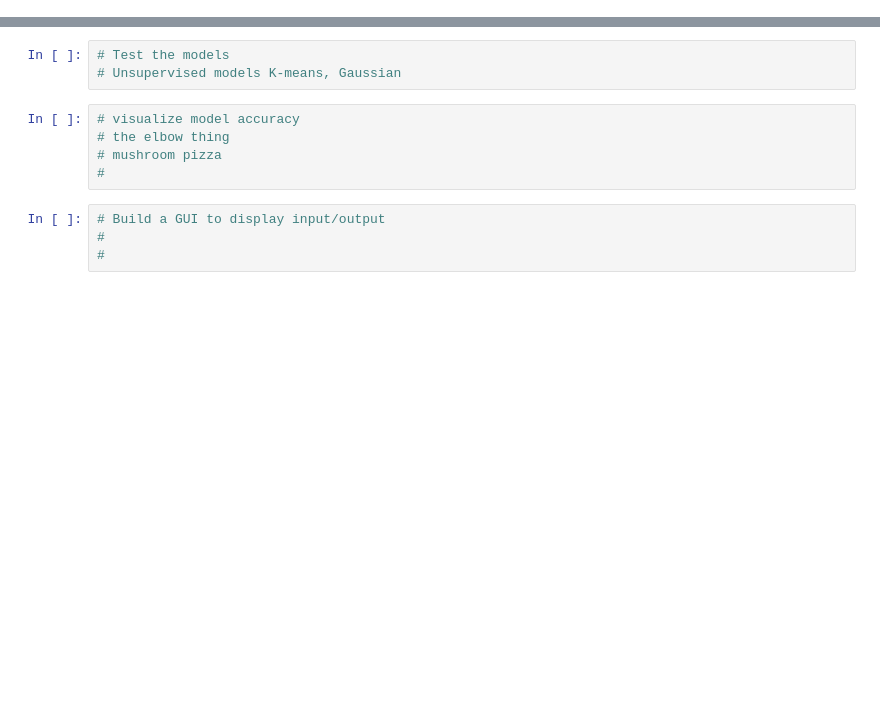
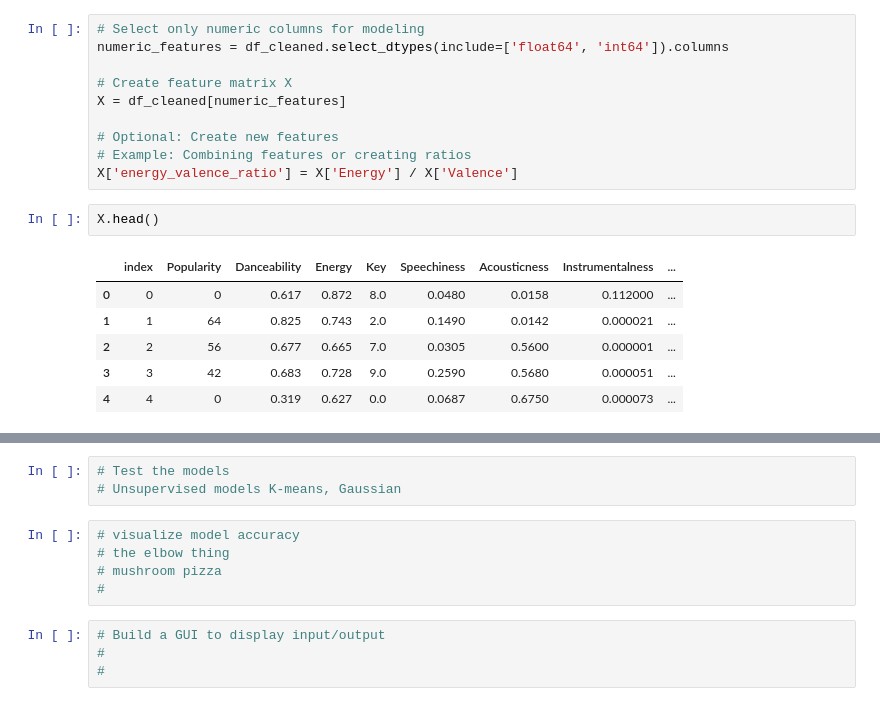
Before and after one commit to dennybett/Song-Recommendation-System, a Jupyter notebook: main.ipynb, the cells around one changed output, grey strips where cells are left out. Drawn from its saved outputs; the diff is of its cells as text; blank space fills up the shorter version.

```diff
--- a/main.ipynb
+++ b/main.ipynb
@@ -24,0 +119,19 @@ warnings.filterwarnings("ignore")
+# %%
+# Select only numeric columns for modeling
+numeric_features = df_cleaned.select_dtypes(include=['float64', 'int64']).columns
+
+# Create feature matrix X
+X = df_cleaned[numeric_features]
+
+# Optional: Create new features
+# Example: Combining features or creating ratios
+X['energy_valence_ratio'] = X['Energy'] / X['Valence']
+# %%
+X.head()
+# %% [output]
+|  | index | Popularity | Danceability | Energy | Key | Speechiness | Acousticness | Instrumentalness | ... |
+| 0 | 0 | 0 | 0.617 | 0.872 | 8.0 | 0.0480 | 0.0158 | 0.112000 | ... |
+| 1 | 1 | 64 | 0.825 | 0.743 | 2.0 | 0.1490 | 0.0142 | 0.000021 | ... |
+| 2 | 2 | 56 | 0.677 | 0.665 | 7.0 | 0.0305 | 0.5600 | 0.000001 | ... |
+| 3 | 3 | 42 | 0.683 | 0.728 | 9.0 | 0.2590 | 0.5680 | 0.000051 | ... |
+| 4 | 4 | 0 | 0.319 | 0.627 | 0.0 | 0.0687 | 0.6750 | 0.000073 | ... |
```
Also changed, not shown: parts of 18 cells of this notebook.
